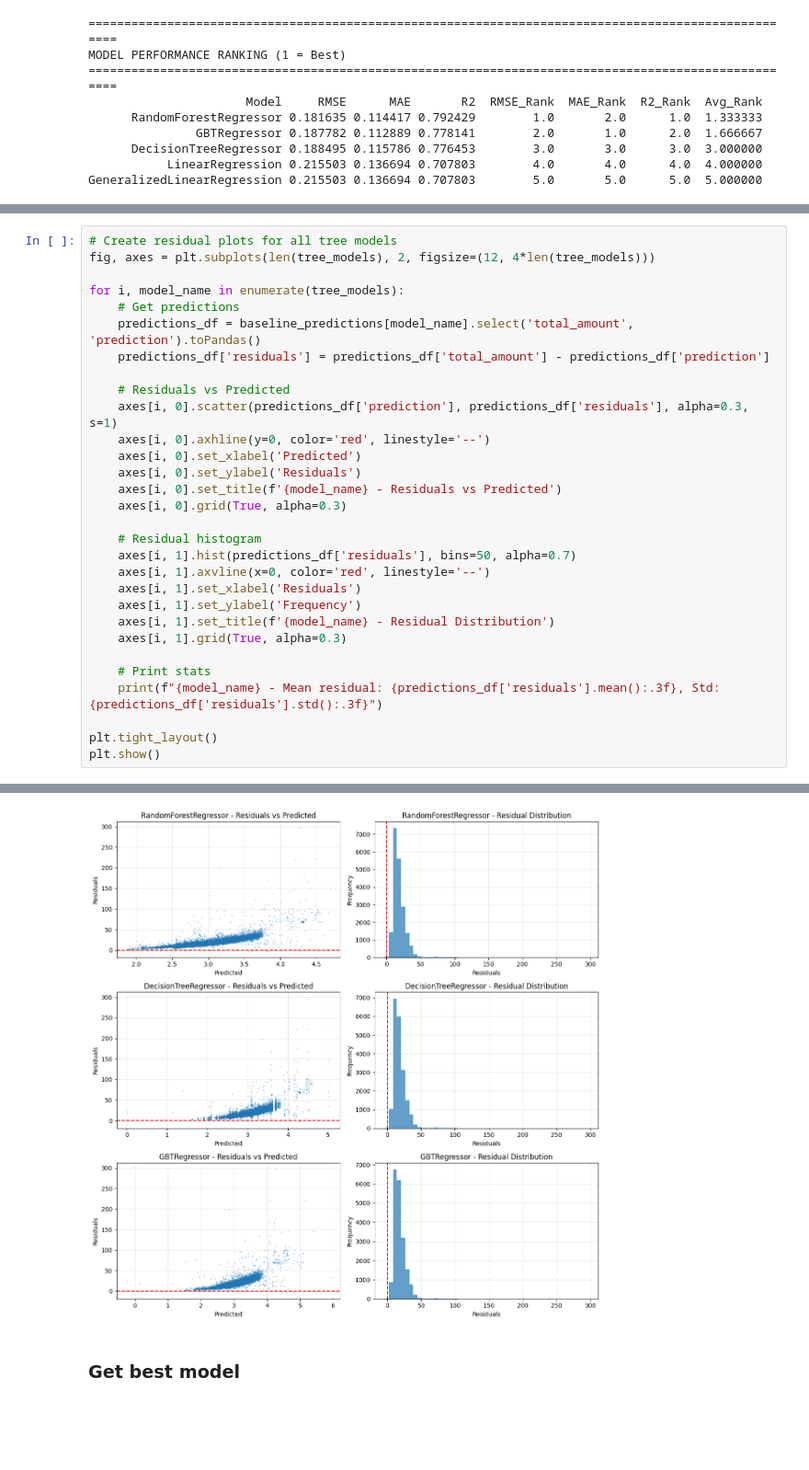
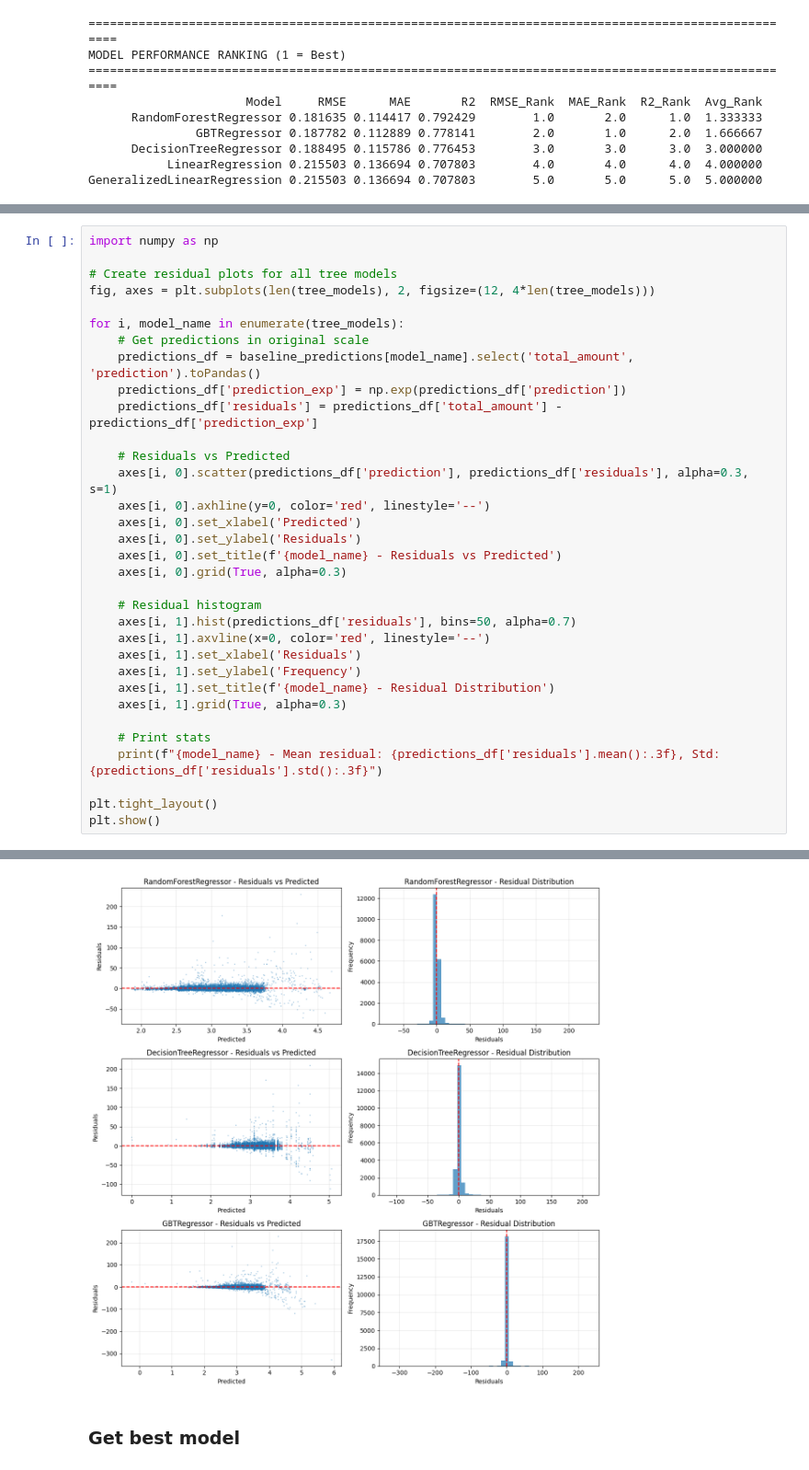
Before and after one commit to chawthinn/nyc-yellow-taxi-ml-modeling-jan-aug-2023, a Jupyter notebook: AML3603_FinalProject_part3.ipynb, the cells around one changed output, grey strips where cells are left out. Shown at 92% size. Cells and saved outputs as stored; diff of their text form; blank space fills up the shorter version.

Commit message:
fix residuals plots to compare in original scale

```diff
--- a/AML3603_FinalProject_part3.ipynb
+++ b/AML3603_FinalProject_part3.ipynb
@@ -477,11 +488,14 @@ for model_name in tree_models:
 # %%
+import numpy as np
+
 # Create residual plots for all tree models
 fig, axes = plt.subplots(len(tree_models), 2, figsize=(12, 4*len(tree_models)))
 
 for i, model_name in enumerate(tree_models):
-    # Get predictions
+    # Get predictions in original scale
     predictions_df = baseline_predictions[model_name].select('total_amount', 'prediction').toPandas()
-    predictions_df['residuals'] = predictions_df['total_amount'] - predictions_df['prediction']
+    predictions_df['prediction_exp'] = np.exp(predictions_df['prediction'])
+    predictions_df['residuals'] = predictions_df['total_amount'] - predictions_df['prediction_exp']
 
     # Residuals vs Predicted
     axes[i, 0].scatter(predictions_df['prediction'], predictions_df['residuals'], alpha=0.3, s=1)
@@ -511,4 +525,4 @@ GBTRegressor - Mean residual: 18.257, Std: 10.314
-[figure, old version]
+[figure, new version]
 # %% [markdown]
 ### Get best model
 # %%
```
Also changed, not shown: parts of 9 cells of this notebook.
